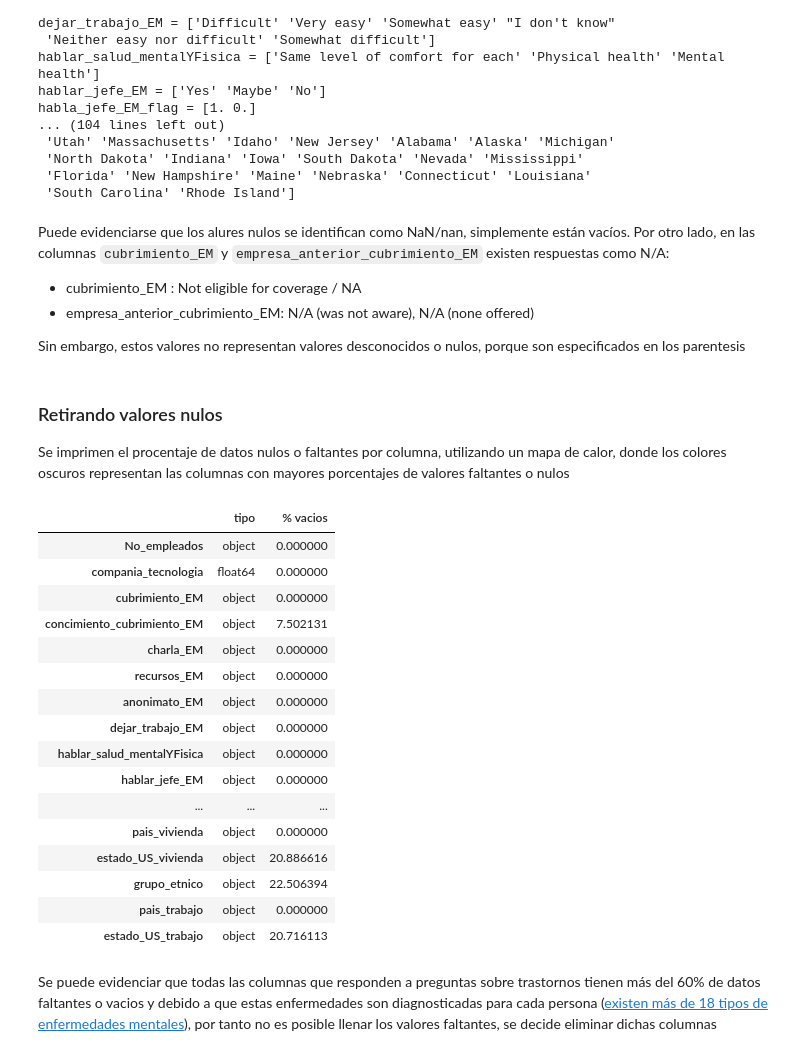
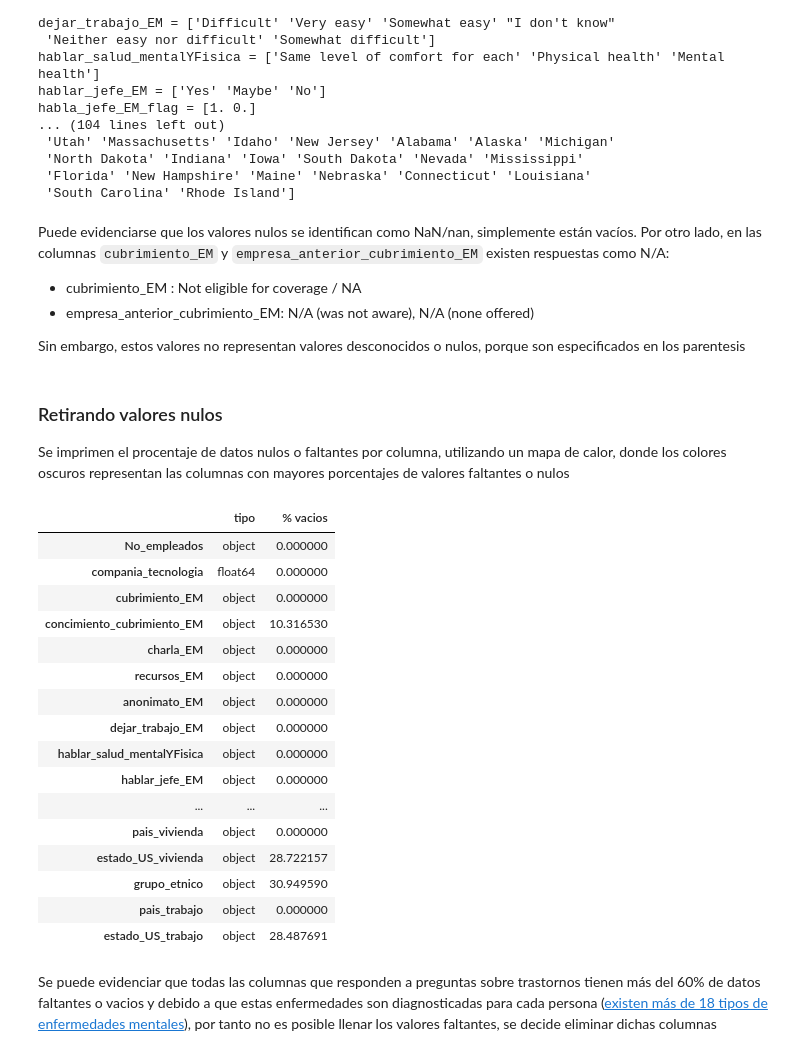
Before and after one commit to nathaliaortega/MentalHealtInTech, a Jupyter notebook: notebooks/1-mentalHealth-preprocess.ipynb, the cells around one changed output. Cells and saved outputs as stored; diff of their text form; code cells hidden in the pictures.

```diff
--- a/notebooks/1-mentalHealth-preprocess.ipynb
+++ b/notebooks/1-mentalHealth-preprocess.ipynb
@@ -283,7 +282,7 @@ habla_jefe_EM_flag = [1. 0.]
  'Florida' 'New Hampshire' 'Maine' 'Nebraska' 'Connecticut' 'Louisiana'
  'South Carolina' 'Rhode Island']
 # %% [markdown]
-Puede evidenciarse que los alures nulos se identifican como NaN/nan, simplemente están vacíos. Por otro lado, en las columnas `cubrimiento_EM` y `empresa_anterior_cubrimiento_EM` existen respuestas como N/A:
+Puede evidenciarse que los valores nulos se identifican como NaN/nan, simplemente están vacíos. Por otro lado, en las columnas `cubrimiento_EM` y `empresa_anterior_cubrimiento_EM` existen respuestas como N/A:
 
 - cubrimiento_EM : Not eligible for coverage / NA
 - empresa_anterior_cubrimiento_EM: N/A (was not aware), N/A (none offered)
@@ -293,14 +292,14 @@ Sin embargo, estos valores no representan valores desconocidos o nulos, porque s
 ### Retirando valores nulos
 Se imprimen el procentaje de datos nulos o faltantes por columna, utilizando un mapa de calor, donde los colores oscuros representan las columnas con mayores porcentajes de valores faltantes o nulos
 # %%
-heatMap_data_missing=pd.DataFrame({'tipo':data_raw.dtypes, '% vacios':((data_raw.isna().sum()/1173)*100).values})
+heatMap_data_missing=pd.DataFrame({'tipo':data_raw.dtypes, '% vacios':((data_raw.isna().sum()/853)*100).values})
 heatMap_data_missing.style.background_gradient(cmap='Reds')
 # %% [output]
 |  | tipo | % vacios |
 | No_empleados | object | 0.000000 |
 | compania_tecnologia | float64 | 0.000000 |
 | cubrimiento_EM | object | 0.000000 |
-| concimiento_cubrimiento_EM | object | 7.502131 |
+| concimiento_cubrimiento_EM | object | 10.316530 |
 | charla_EM | object | 0.000000 |
 | recursos_EM | object | 0.000000 |
 | anonimato_EM | object | 0.000000 |
@@ -309,10 +308,10 @@ heatMap_data_missing.style.background_gradient(cmap='Reds')
 | hablar_jefe_EM | object | 0.000000 |
 | ... | ... | ... |
 | pais_vivienda | object | 0.000000 |
-| estado_US_vivienda | object | 20.886616 |
-| grupo_etnico | object | 22.506394 |
+| estado_US_vivienda | object | 28.722157 |
+| grupo_etnico | object | 30.949590 |
 | pais_trabajo | object | 0.000000 |
-| estado_US_trabajo | object | 20.716113 |
+| estado_US_trabajo | object | 28.487691 |
 # %% [markdown]
 Se puede evidenciar que todas las columnas que responden a preguntas sobre trastornos tienen más del 60% de datos faltantes o vacios y debido a que estas enfermedades son diagnosticadas para cada persona ([existen más de 18 tipos de enfermedades mentales](https://psicologiaymente.com/clinica/tipos-de-enfermedades-mentales)), por tanto no es posible llenar los valores faltantes, se decide eliminar dichas columnas
 # %%
```
Also changed, not shown: parts of 11 cells of this notebook, 7 other files.
